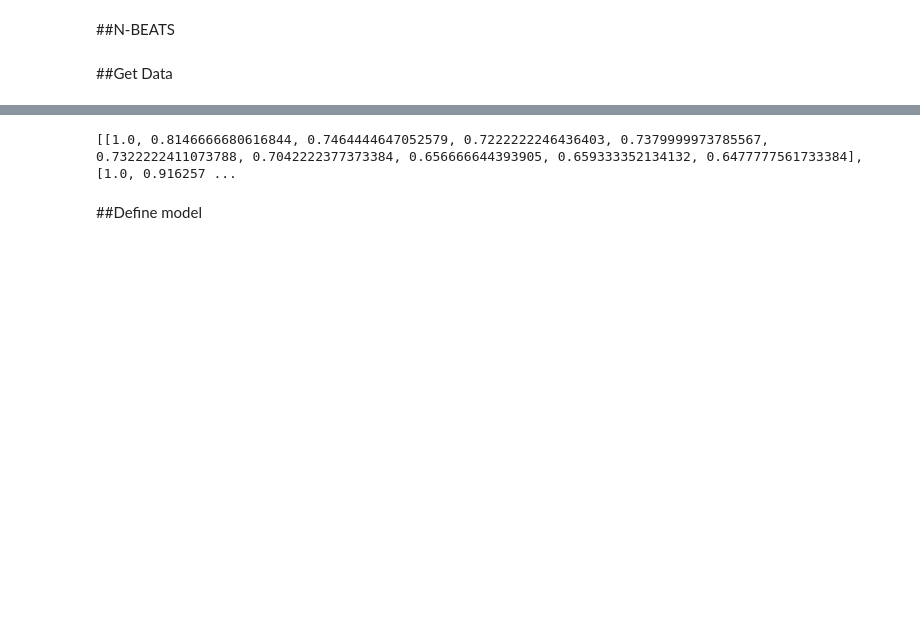
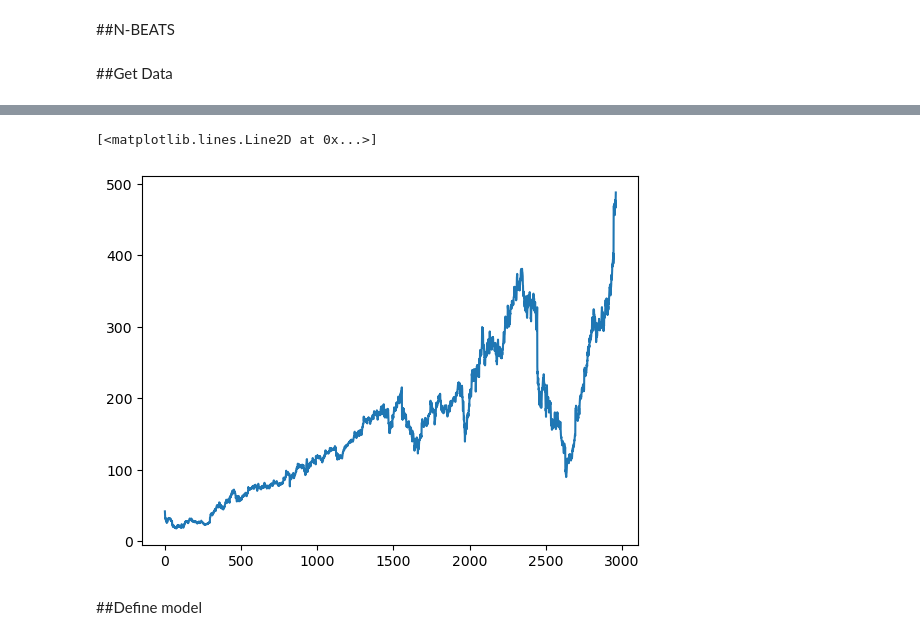
Before and after one commit to Matfolkarn/stock-price-prediction-neural-network, a Jupyter notebook: N-beats-test.ipynb, the cells around one changed output, grey strips where cells are left out. Drawn from its saved outputs; the diff is of its cells as text; code cells hidden in the pictures; blank space fills up the shorter version.

```diff
--- a/N-beats-test.ipynb
+++ b/N-beats-test.ipynb
@@ -104,4 +102,4 @@ class Nbeat(nn.Module):
 # %%
 GetFacebookInformation = yf.Ticker("META")
 facebook_history = GetFacebookInformation.history(period="max")
-print(facebook_history)
+facebook_history = facebook_history['Open'].tolist()
@@ -126,3 +106,8 @@ Date
 # %%
-train_data_set = facebook_history[2400:2800]
-test_data_set = facebook_history[2800:]
+train_data_set = facebook_history[:2000]
+eval_data_set = facebook_history[2000:2200]
+test_data_set = facebook_history[2200:2800]
+plt.plot(facebook_history)
+# %% [output]
+[<matplotlib.lines.Line2D at 0x...>]
+[figure, added]
@@ -173,10 +148,3 @@ test_data_loader = DataLoader(TensorDataset(torch.Tensor(x_train), torch.Tensor(
-# %%
-print(x_train)
-print(y_train)
-print(x_test)
-print(y_test)
-# %% [output]
-[[1.0, 0.8146666680616844, 0.7464444647052579, 0.7222222246436403, 0.7379999973785567, 0.7322222411073788, 0.7042222377373384, 0.656666644393905, 0.659333352134132, 0.6477777561733384], [1.0, 0.916257 ...
 # %% [markdown]
 ##Define model
 # %%
```
Also changed, not shown: parts of 19 cells of this notebook, 6 other files.
